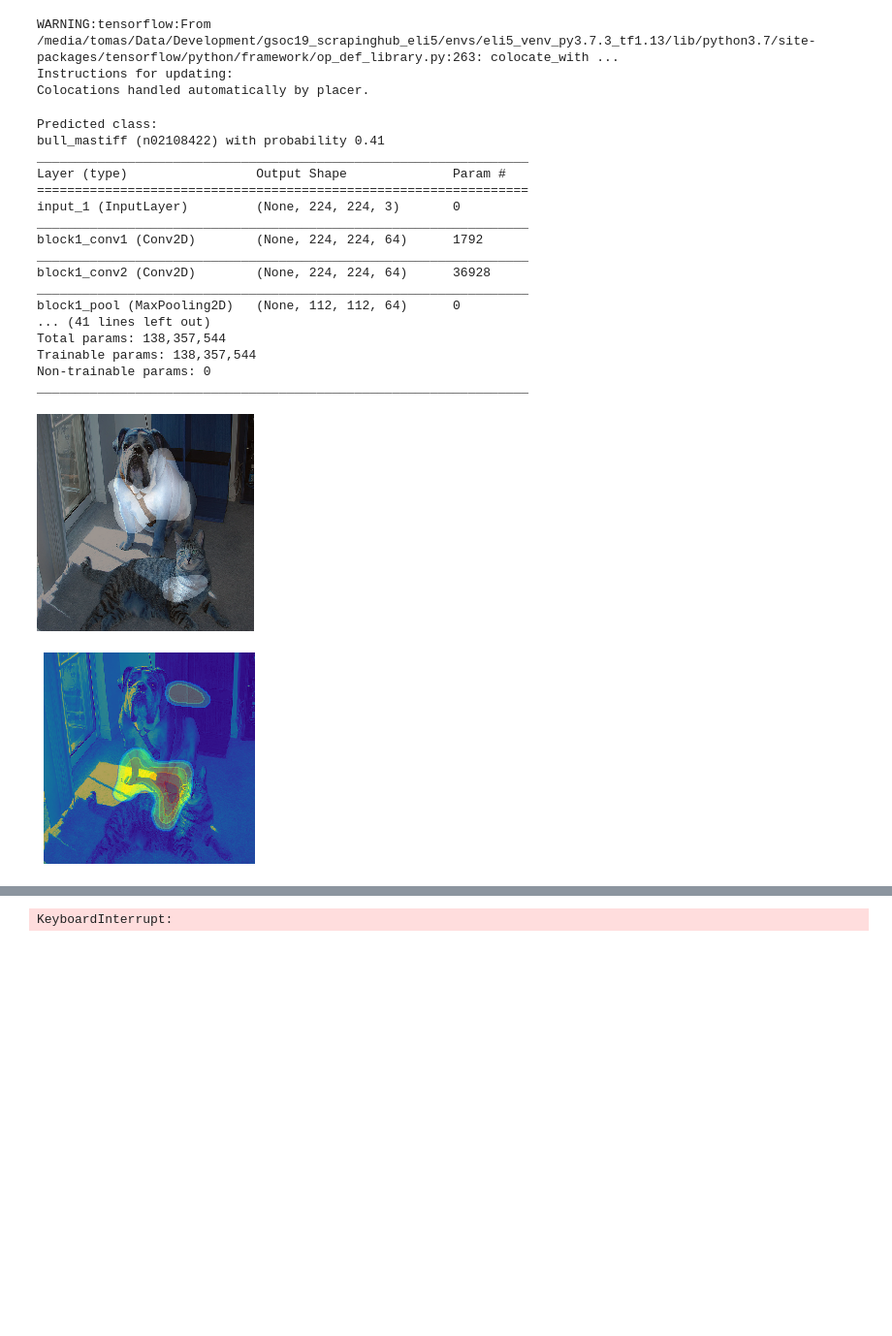
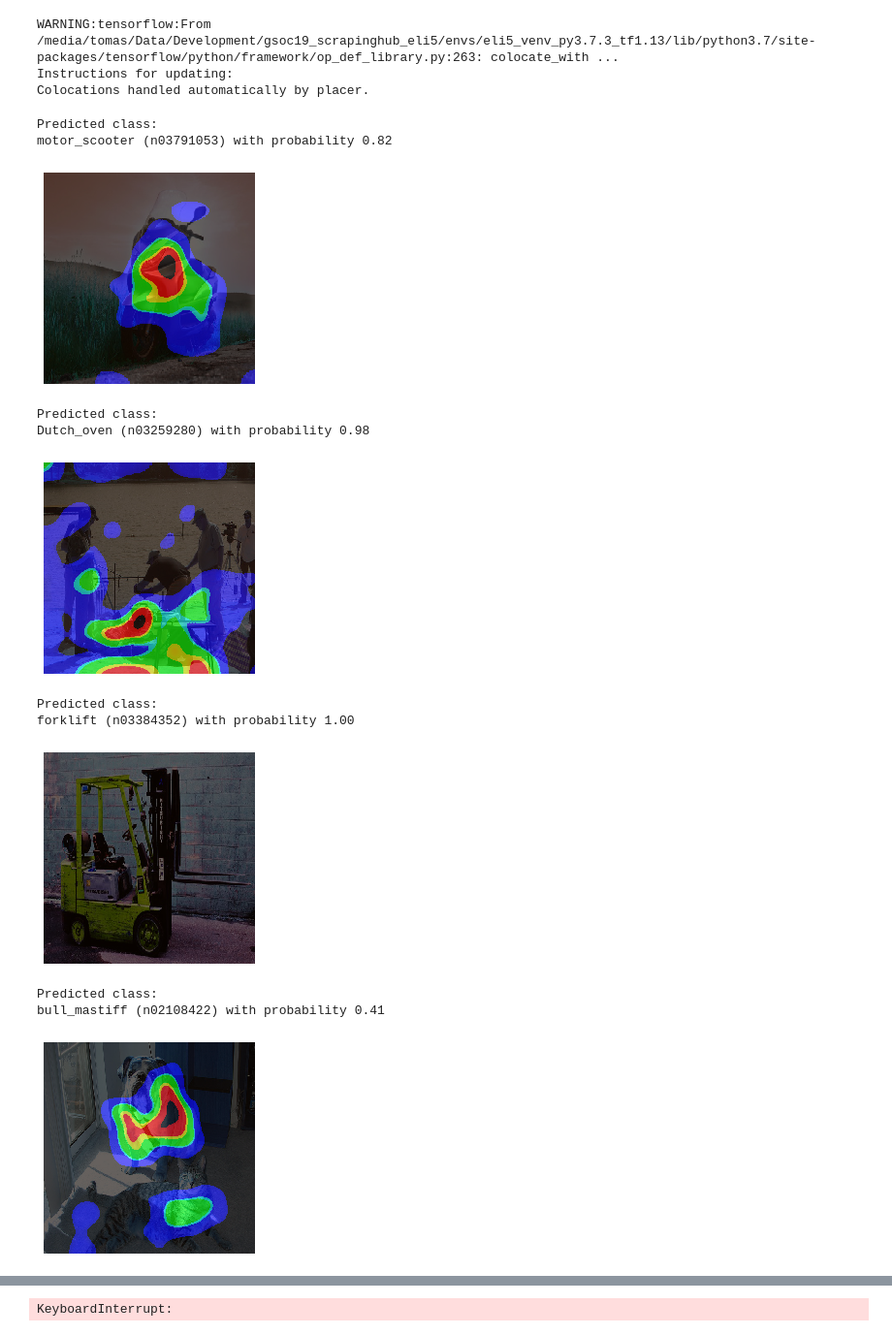
Before and after one commit to TeamHG-Memex/eli5, a Jupyter notebook: keras_image_prediction.ipynb, the cells around one changed output, grey strips where cells are left out. Shown at 97% size. Saved outputs shown, nothing was run; the diff lists cells and outputs as text; code cells hidden in the pictures; blank space fills up the shorter version.

Commit message:
Set transparency to 0 for low heatmap pixel values in image formatter

```diff
--- a/keras_image_prediction.ipynb
+++ b/keras_image_prediction.ipynb
@@ -16,26 +16,21 @@ Instructions for updating:
 Colocations handled automatically by placer.
 # %%
 import eli5
+import os
 
-e = eli5.explain_prediction(vgg16, 'examples/cat_dog.jpg')
-eli5.formatters.image.format_as_image(e)
+for img in os.listdir('examples/'):
+    E = eli5.explain_prediction(vgg16, os.path.join('examples/', img))
+    I = eli5.formatters.image.format_as_image(E)
 # %% [output]
 Predicted class:
-bull_mastiff (n02108422) with probability 0.41
-_________________________________________________________________
-Layer (type)                 Output Shape              Param #
-=================================================================
-input_1 (InputLayer)         (None, 224, 224, 3)       0
-_________________________________________________________________
-block1_conv1 (Conv2D)        (None, 224, 224, 64)      1792
-_________________________________________________________________
-block1_conv2 (Conv2D)        (None, 224, 224, 64)      36928
-_________________________________________________________________
-block1_pool (MaxPooling2D)   (None, 112, 112, 64)      0
-... (41 lines left out)
-Total params: 138,357,544
-Trainable params: 138,357,544
-Non-trainable params: 0
-_________________________________________________________________
+motor_scooter (n03791053) with probability 0.82
-[figure, old version]
+[figure, new version]
+Predicted class:
+Dutch_oven (n03259280) with probability 0.98
-[figure, old version]
+[figure, new version]
+Predicted class:
+forklift (n03384352) with probability 1.00
+[figure, added]
+Predicted class:
+bull_mastiff (n02108422) with probability 0.41
+[figure, added]
```
Also changed, not shown: parts of 1 cell of this notebook, 6 other files.
